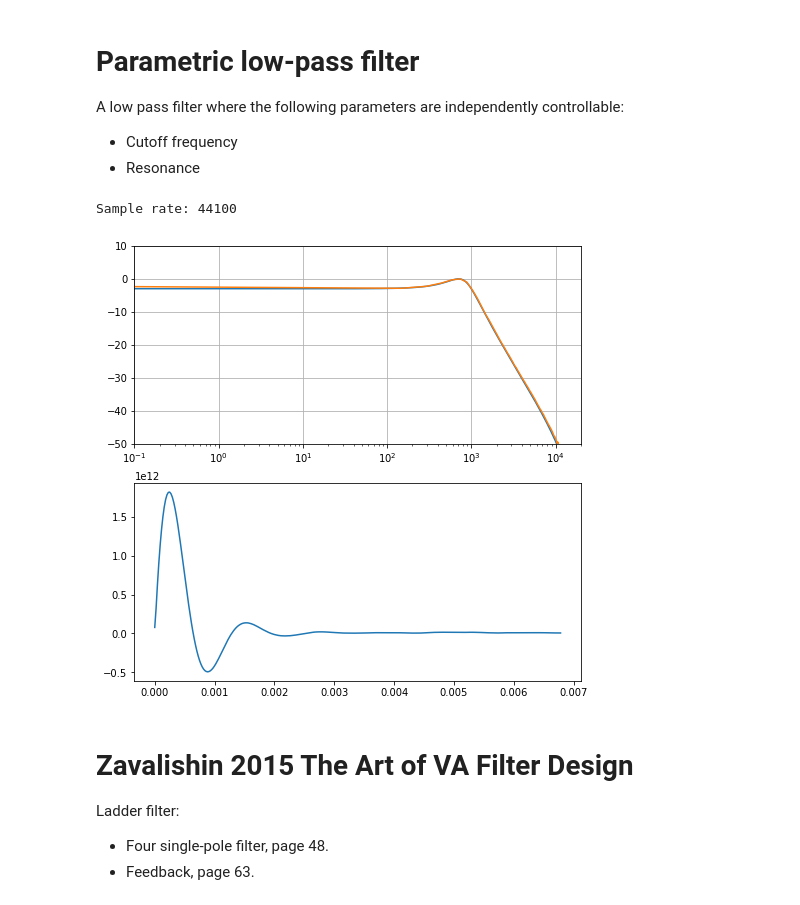
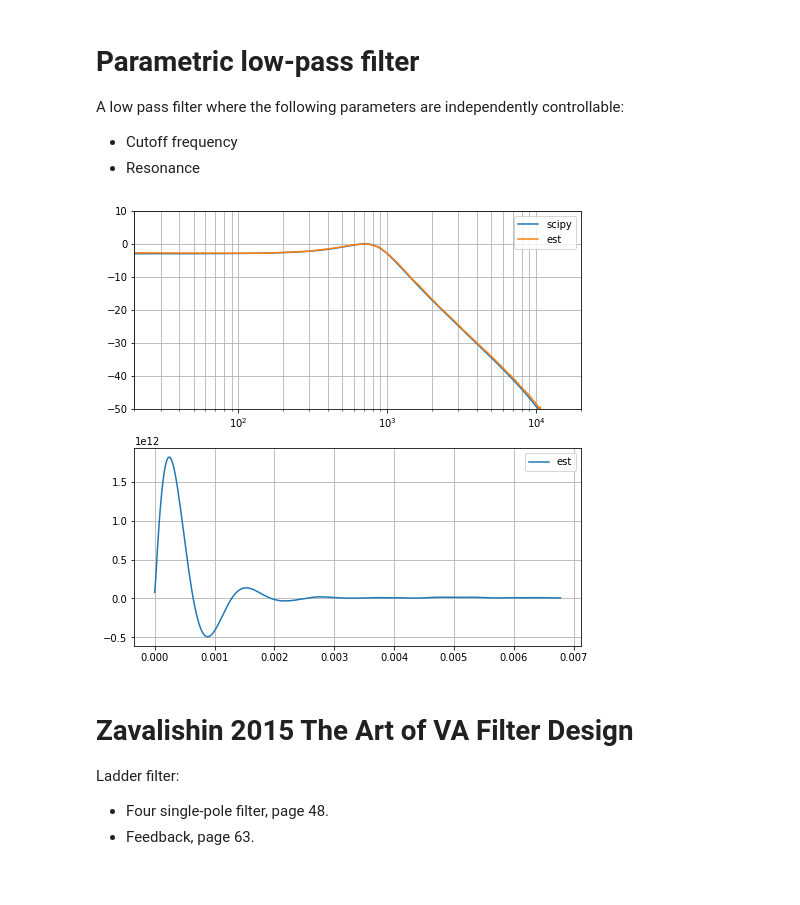
Before and after one commit to soerenbnoergaard/sbnsampler, a Jupyter notebook: workbooks/parametric_low_pass_filter.ipynb, the cells around one changed output. Drawn from its saved outputs; the diff is of its cells as text; code cells hidden in the pictures.

```diff
--- a/workbooks/parametric_low_pass_filter.ipynb
+++ b/workbooks/parametric_low_pass_filter.ipynb
@@ -11,22 +11,25 @@ from matplotlib.pyplot import *
 from scipy import signal
 import scipy.io.wavfile
 # %%
-fs, x_prbs15 = scipy.io.wavfile.read("../app/sound/prbs15.wav")
-print("Sample rate: {:.0f}".format(fs))
+fs = 44100
+
+fs_, x_prbs15 = scipy.io.wavfile.read("../app/sound/prbs15.wav")
+assert(fs_ == fs)
+
+fs_, x_prbs20 = scipy.io.wavfile.read("../app/sound/prbs20.wav")
+assert(fs_ == fs)
-# %% [output]
-Sample rate: 44100
 # %%
 FIG_WIDTH = 8
-H_XLIM = [0.1, 20e3]
+H_XLIM = [20, 20e3]
 H_YLIM = [-50, 10]
 
-def plot_frequency_response(b, a, ax=None):
+def plot_frequency_response(b, a, ax=None, label=None):
     if ax is None:
         ax = gca()
 
     f, H = signal.freqz(b, a)
     f *= fs/2/pi
-    ax.semilogx(f, 20*log10(abs(H)))
+    ax.semilogx(f, 20*log10(abs(H)), label=label)
 
 def prbs_analyze(x, y, fs, h_length):
     # Estimate impulse response using a pseudo-random bit sequence.
@@ -45,37 +48,40 @@ def prbs_analyze(x, y, fs, h_length):
 
     return t, h, f, H
 
-def show_impulse_response(t, h, ax=None):
+def show_impulse_response(t, h, ax=None, label=None):
     if ax is None:
         ax = gca()
 
-    ax.plot(t, real(h))
+    ax.plot(t, real(h), label=label)
+    ax.grid(True)
+    ax.legend()
 
-def show_frequency_response(f, H, ax=None):
+def show_frequency_response(f, H, ax=None, label=None):
     if ax is None:
         ax = gca()
 
-    ax.semilogx(f, 20*log10(abs(H)))
+    ax.semilogx(f, 20*log10(abs(H)), label=label)
 
-    ax.grid(True)
+    ax.grid(True, "both", "both")
+    ax.legend()
     ax.set_xlim(*H_XLIM)
     ax.set_ylim(*H_YLIM)
 # %%
 # Example filter
 fig, (ax1, ax2) = subplots(2, 1, figsize=[FIG_WIDTH, 8])
 
 # Analyzing coefficients with Scipy
 b, a = signal.cheby1(2, 3, 1000 * 2/fs, btype="low")
-plot_frequency_response(b, a, ax=ax1)
+plot_frequency_response(b, a, ax=ax1, label="scipy")
 
 # Analyzing the filter with a PRBS measurement
 y = signal.lfilter(b, a, x_prbs15)
 t, h, f, H = prbs_analyze(x_prbs15, y, fs, 300)
 
-show_frequency_response(f, H, ax=ax1)
-show_impulse_response(t, h, ax=ax2)
+show_frequency_response(f, H, ax=ax1, label="est")
+show_impulse_response(t, h, ax=ax2, label="est")
 # %% [output]
-[figure, old version]
+[figure, new version]
 # %% [markdown]
 # Zavalishin 2015 The Art of VA Filter Design
 
```
Also changed, not shown: parts of 5 cells of this notebook.
